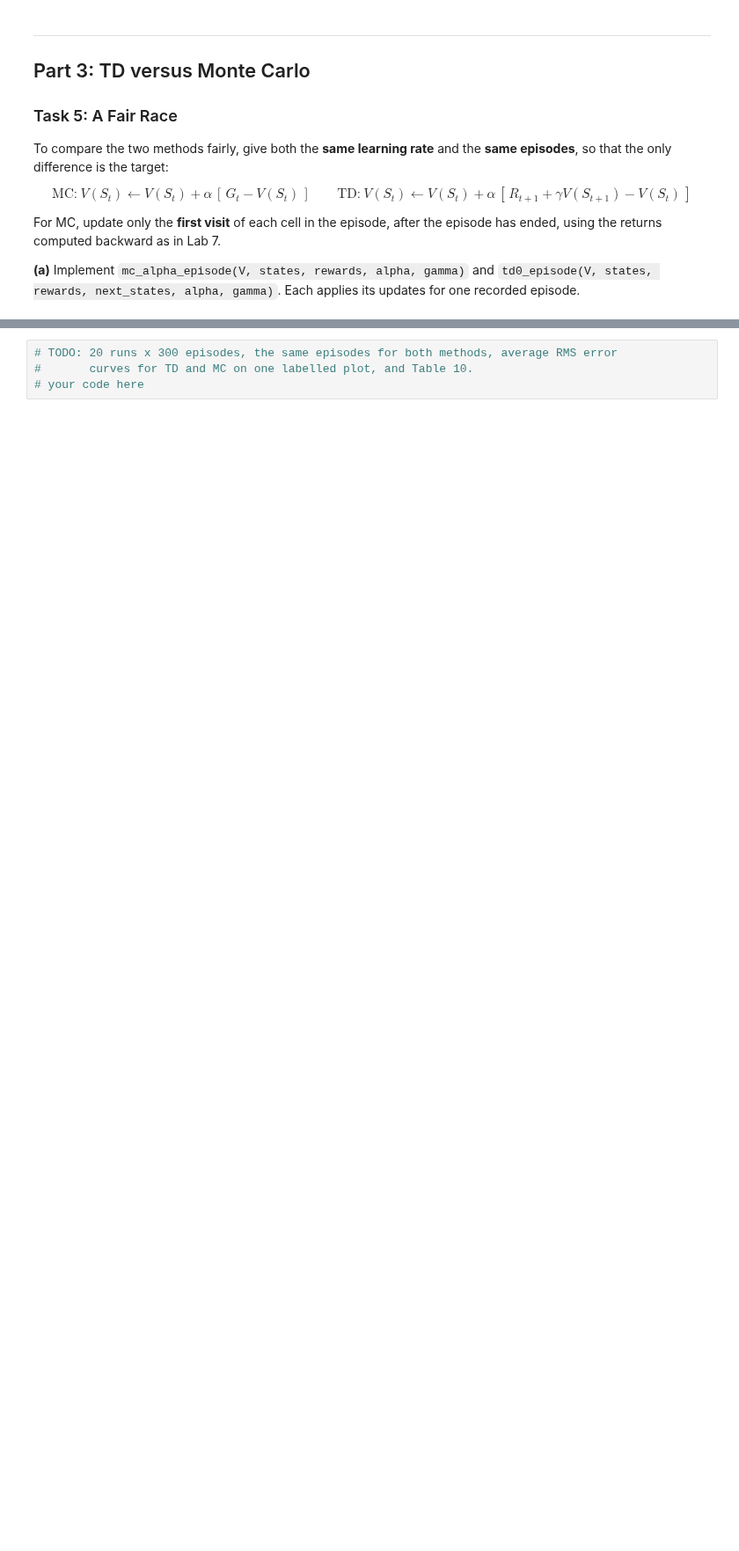
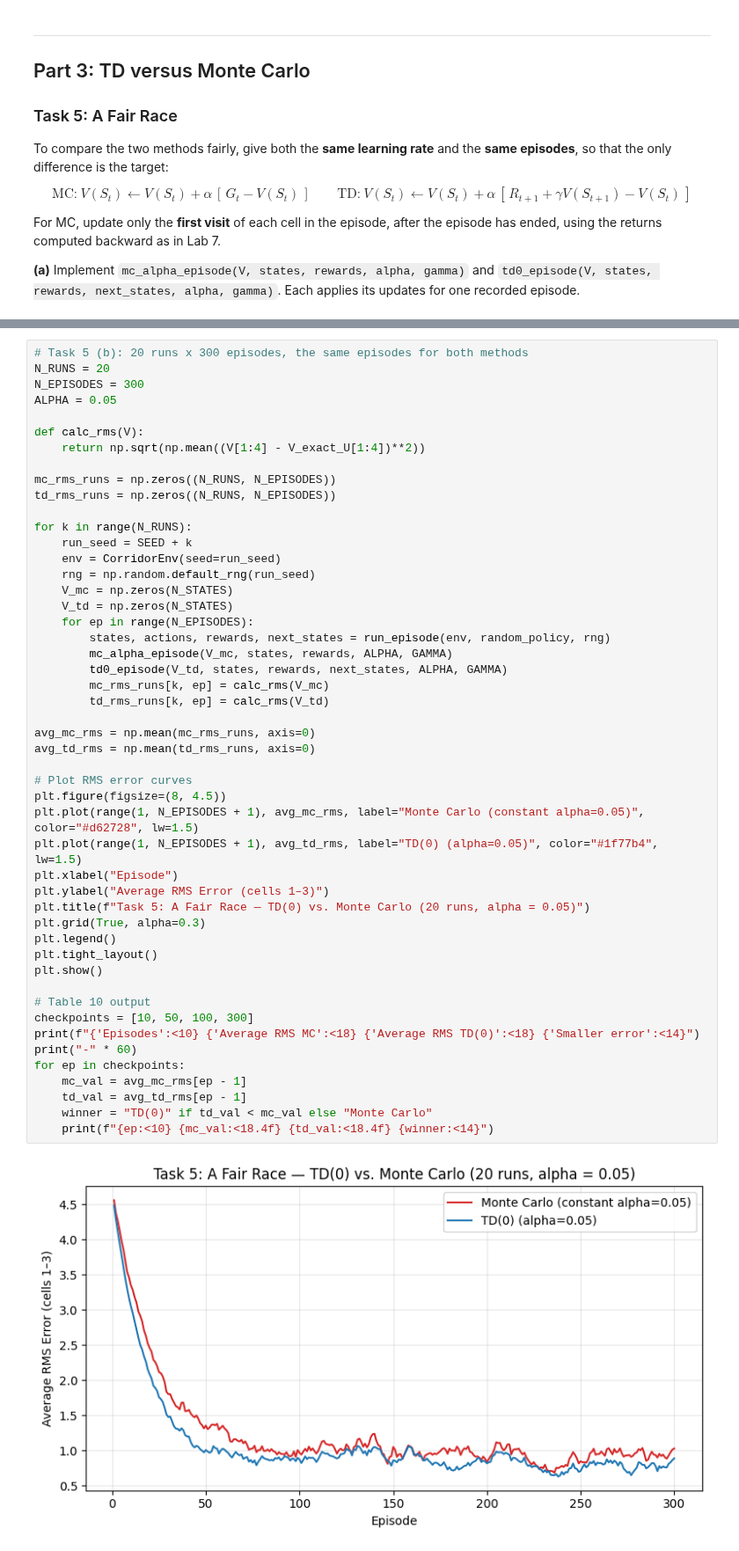
Before and after one commit to SikandarHussain6858/RL_labs, a Jupyter notebook: RL_Lab_8_Starter_Notebook.ipynb, the cells around one changed output, grey strips where cells are left out. Shown at 88% size. Saved outputs shown, nothing was run; the diff lists cells and outputs as text; blank space fills up the shorter version.

```diff
--- a/RL_Lab_8_Starter_Notebook.ipynb
+++ b/RL_Lab_8_Starter_Notebook.ipynb
@@ -464,6 +656,53 @@ $$\text{RMS error} = \sqrt{\tfrac{1}{3}\sum_{s=1}^{3}\big(V(s) - V_{\text{exact}
 
 Plot the RMS error averaged over the 20 runs against the number of episodes, one line per method, and complete Table 10.
 # %%
-# TODO: 20 runs x 300 episodes, the same episodes for both methods, average RMS error
-#       curves for TD and MC on one labelled plot, and Table 10.
-# your code here
+# Task 5 (b): 20 runs x 300 episodes, the same episodes for both methods
+N_RUNS = 20
+N_EPISODES = 300
+ALPHA = 0.05
+
+def calc_rms(V):
+    return np.sqrt(np.mean((V[1:4] - V_exact_U[1:4])**2))
+
+mc_rms_runs = np.zeros((N_RUNS, N_EPISODES))
+td_rms_runs = np.zeros((N_RUNS, N_EPISODES))
+
+for k in range(N_RUNS):
+    run_seed = SEED + k
+    env = CorridorEnv(seed=run_seed)
+    rng = np.random.default_rng(run_seed)
+    V_mc = np.zeros(N_STATES)
+    V_td = np.zeros(N_STATES)
+    for ep in range(N_EPISODES):
+        states, actions, rewards, next_states = run_episode(env, random_policy, rng)
+        mc_alpha_episode(V_mc, states, rewards, ALPHA, GAMMA)
+        td0_episode(V_td, states, rewards, next_states, ALPHA, GAMMA)
+        mc_rms_runs[k, ep] = calc_rms(V_mc)
+        td_rms_runs[k, ep] = calc_rms(V_td)
+
+avg_mc_rms = np.mean(mc_rms_runs, axis=0)
+avg_td_rms = np.mean(td_rms_runs, axis=0)
+
+# Plot RMS error curves
+plt.figure(figsize=(8, 4.5))
+plt.plot(range(1, N_EPISODES + 1), avg_mc_rms, label="Monte Carlo (constant alpha=0.05)", color="#d62728", lw=1.5)
+plt.plot(range(1, N_EPISODES + 1), avg_td_rms, label="TD(0) (alpha=0.05)", color="#1f77b4", lw=1.5)
+plt.xlabel("Episode")
+plt.ylabel("Average RMS Error (cells 1–3)")
+plt.title(f"Task 5: A Fair Race — TD(0) vs. Monte Carlo (20 runs, alpha = 0.05)")
+plt.grid(True, alpha=0.3)
+plt.legend()
+plt.tight_layout()
+plt.show()
+
+# Table 10 output
+checkpoints = [10, 50, 100, 300]
+print(f"{'Episodes':<10} {'Average RMS MC':<18} {'Average RMS TD(0)':<18} {'Smaller error':<14}")
+print("-" * 60)
+for ep in checkpoints:
+    mc_val = avg_mc_rms[ep - 1]
+    td_val = avg_td_rms[ep - 1]
+    winner = "TD(0)" if td_val < mc_val else "Monte Carlo"
+    print(f"{ep:<10} {mc_val:<18.4f} {td_val:<18.4f} {winner:<14}")
+# %% [output]
+[figure, added]
```
Also changed, not shown: parts of 27 cells of this notebook.
